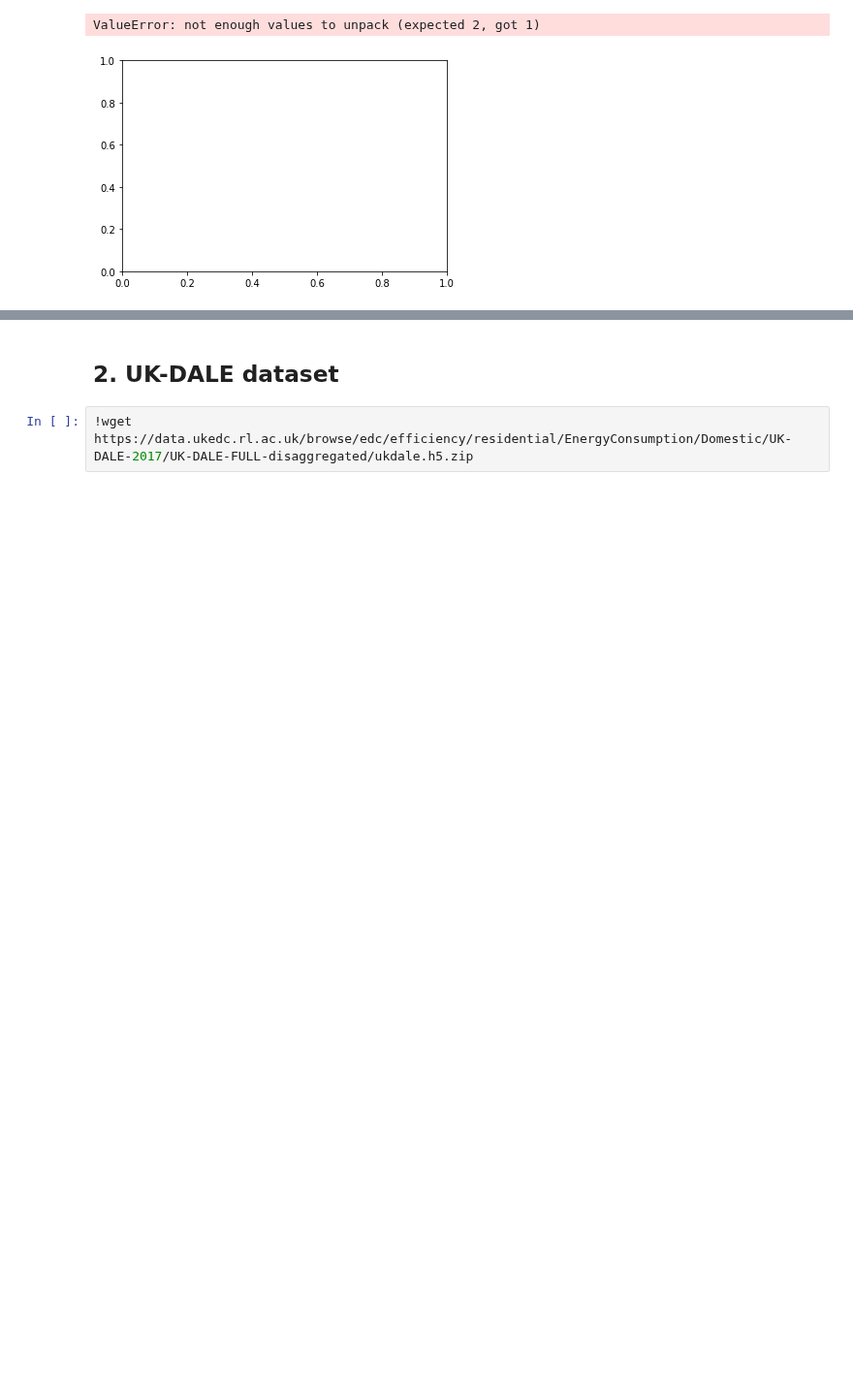
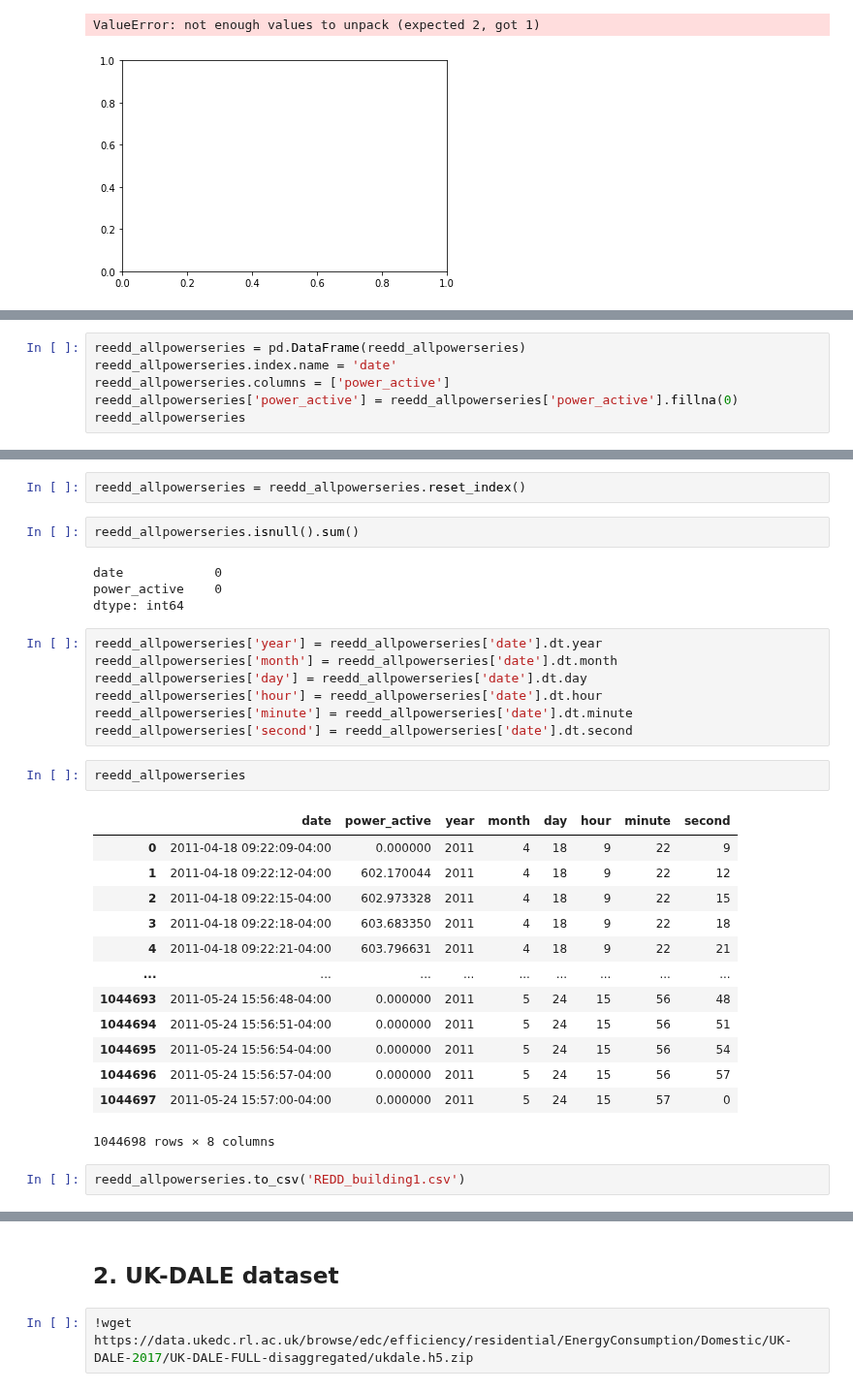
Before and after one commit to Gracepicharporn/Data-Science-project, a Jupyter notebook: nilmtk_REDD.ipynb, the cells around one changed output, grey strips where cells are left out. Shown at 97% size. Cells and saved outputs as stored; diff of their text form; blank space fills up the shorter version.

```diff
--- a/nilmtk_REDD.ipynb
+++ b/nilmtk_REDD.ipynb
@@ -938,0 +952,6 @@ ValueError: not enough values to unpack (expected 2, got 1)
+# %%
+reedd_allpowerseries = pd.DataFrame(reedd_allpowerseries)
+reedd_allpowerseries.index.name = 'date'
+reedd_allpowerseries.columns = ['power_active']
+reedd_allpowerseries['power_active'] = reedd_allpowerseries['power_active'].fillna(0)
+reedd_allpowerseries
@@ -938,0 +973,33 @@ ValueError: not enough values to unpack (expected 2, got 1)
+# %%
+reedd_allpowerseries = reedd_allpowerseries.reset_index()
+# %%
+reedd_allpowerseries.isnull().sum()
+# %% [output]
+date            0
+power_active    0
+dtype: int64
+# %%
+reedd_allpowerseries['year'] = reedd_allpowerseries['date'].dt.year
+reedd_allpowerseries['month'] = reedd_allpowerseries['date'].dt.month
+reedd_allpowerseries['day'] = reedd_allpowerseries['date'].dt.day
+reedd_allpowerseries['hour'] = reedd_allpowerseries['date'].dt.hour
+reedd_allpowerseries['minute'] = reedd_allpowerseries['date'].dt.minute
+reedd_allpowerseries['second'] = reedd_allpowerseries['date'].dt.second
+# %%
+reedd_allpowerseries
+# %% [output]
+|  | date | power_active | year | month | day | hour | minute | second |
+| 0 | 2011-04-18 09:22:09-04:00 | 0.000000 | 2011 | 4 | 18 | 9 | 22 | 9 |
+| 1 | 2011-04-18 09:22:12-04:00 | 602.170044 | 2011 | 4 | 18 | 9 | 22 | 12 |
+| 2 | 2011-04-18 09:22:15-04:00 | 602.973328 | 2011 | 4 | 18 | 9 | 22 | 15 |
+| 3 | 2011-04-18 09:22:18-04:00 | 603.683350 | 2011 | 4 | 18 | 9 | 22 | 18 |
+| 4 | 2011-04-18 09:22:21-04:00 | 603.796631 | 2011 | 4 | 18 | 9 | 22 | 21 |
+| ... | ... | ... | ... | ... | ... | ... | ... | ... |
+| 1044693 | 2011-05-24 15:56:48-04:00 | 0.000000 | 2011 | 5 | 24 | 15 | 56 | 48 |
+| 1044694 | 2011-05-24 15:56:51-04:00 | 0.000000 | 2011 | 5 | 24 | 15 | 56 | 51 |
+| 1044695 | 2011-05-24 15:56:54-04:00 | 0.000000 | 2011 | 5 | 24 | 15 | 56 | 54 |
+| 1044696 | 2011-05-24 15:56:57-04:00 | 0.000000 | 2011 | 5 | 24 | 15 | 56 | 57 |
+| 1044697 | 2011-05-24 15:57:00-04:00 | 0.000000 | 2011 | 5 | 24 | 15 | 57 | 0 |
+1044698 rows × 8 columns
+# %%
+reedd_allpowerseries.to_csv('REDD_building1.csv')
```
Also changed, not shown: parts of 28 cells of this notebook.
